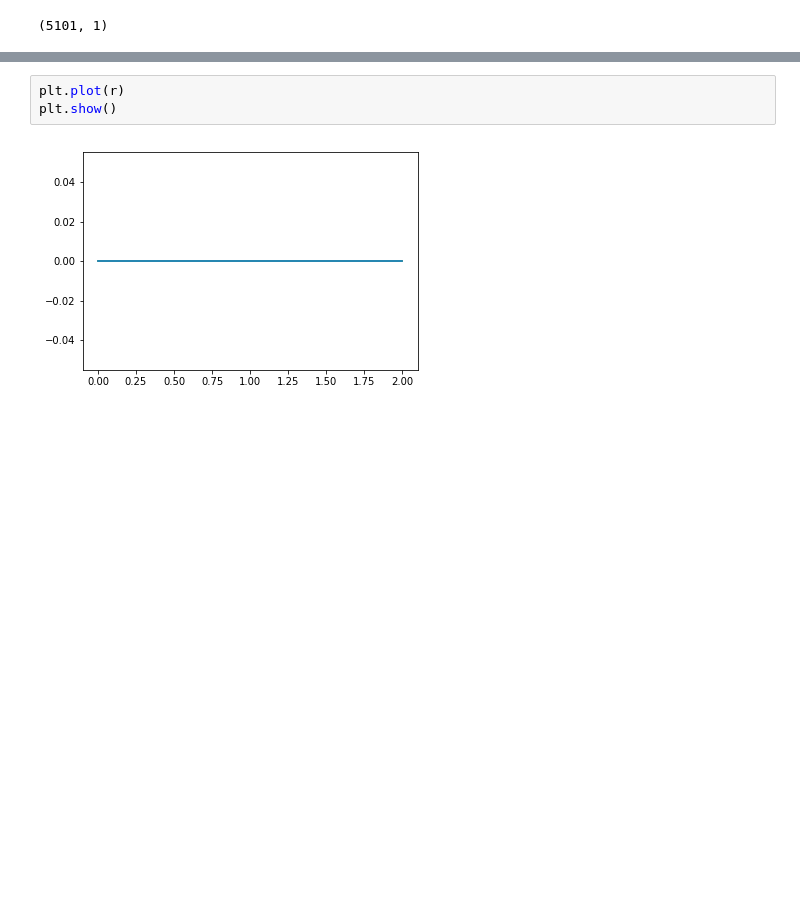
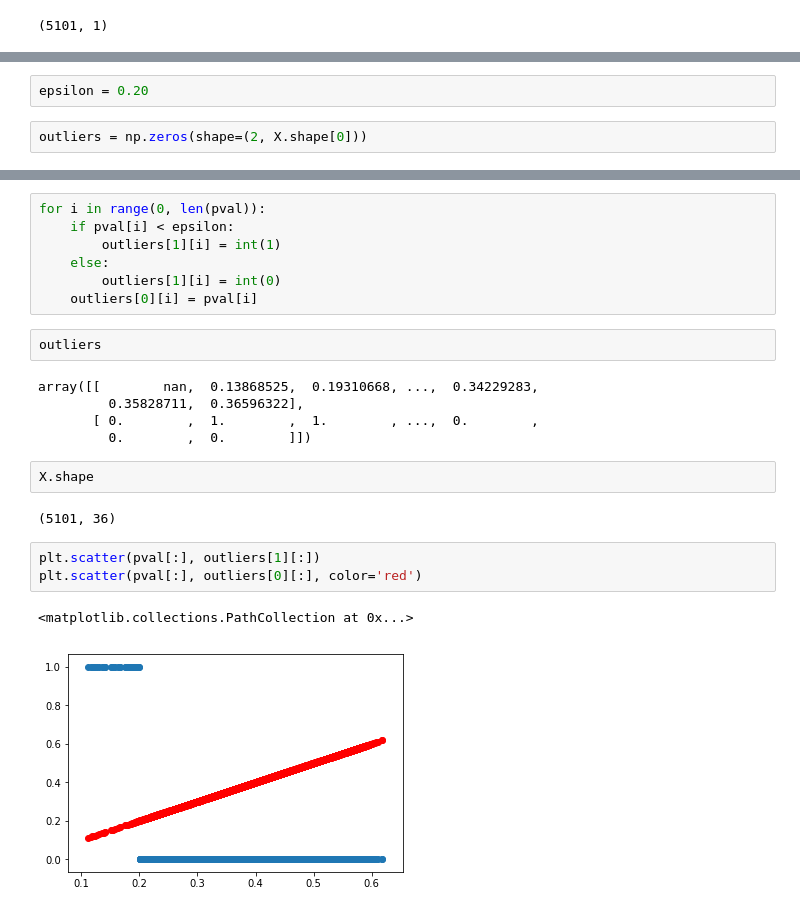
Before and after one commit to zikmout/ATS_learning, a Jupyter notebook: atos3.ipynb, the cells around one changed output, grey strips where cells are left out. Saved outputs shown, nothing was run; the diff lists cells and outputs as text; blank space fills up the shorter version.

```diff
--- a/atos3.ipynb
+++ b/atos3.ipynb
@@ -156 +164,5 @@ plt.show()
+# %%
+epsilon = 0.20
+# %%
+outliers = np.zeros(shape=(2, X.shape[0]))
 # %%
@@ -169,5 +172,24 @@ array([[           nan,    85.63888889,    85.33333333, ...,
-# %%
-plt.plot(r)
-plt.show()
-# %% [output]
-[figure, removed]
+# %%
+for i in range(0, len(pval)):
+    if pval[i] < epsilon:
+        outliers[1][i] = int(1)
+    else:
+        outliers[1][i] = int(0)
+    outliers[0][i] = pval[i]
+# %%
+outliers
+# %% [output]
+array([[        nan,  0.13868525,  0.19310668, ...,  0.34229283,
+         0.35828711,  0.36596322],
+       [ 0.        ,  1.        ,  1.        , ...,  0.        ,
+         0.        ,  0.        ]])
+# %%
+X.shape
+# %% [output]
+(5101, 36)
+# %%
+plt.scatter(pval[:], outliers[1][:])
+plt.scatter(pval[:], outliers[0][:], color='red')
+# %% [output]
+<matplotlib.collections.PathCollection at 0x...>
+[figure, added]
```
Also changed, not shown: parts of 4 cells of this notebook.
